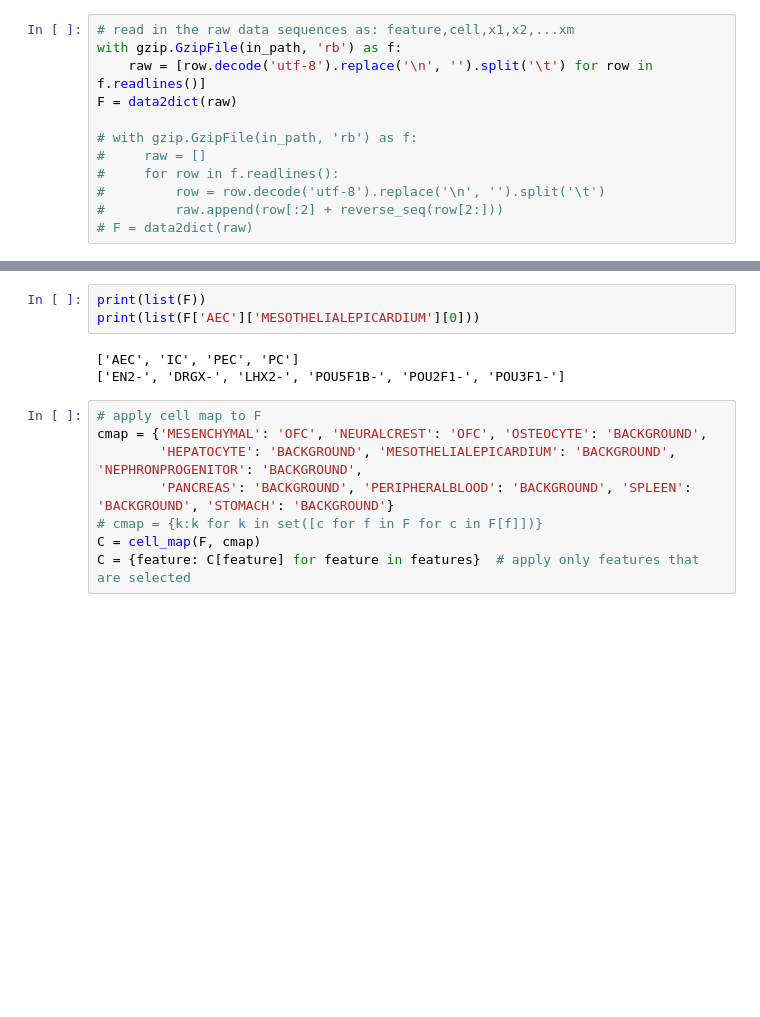
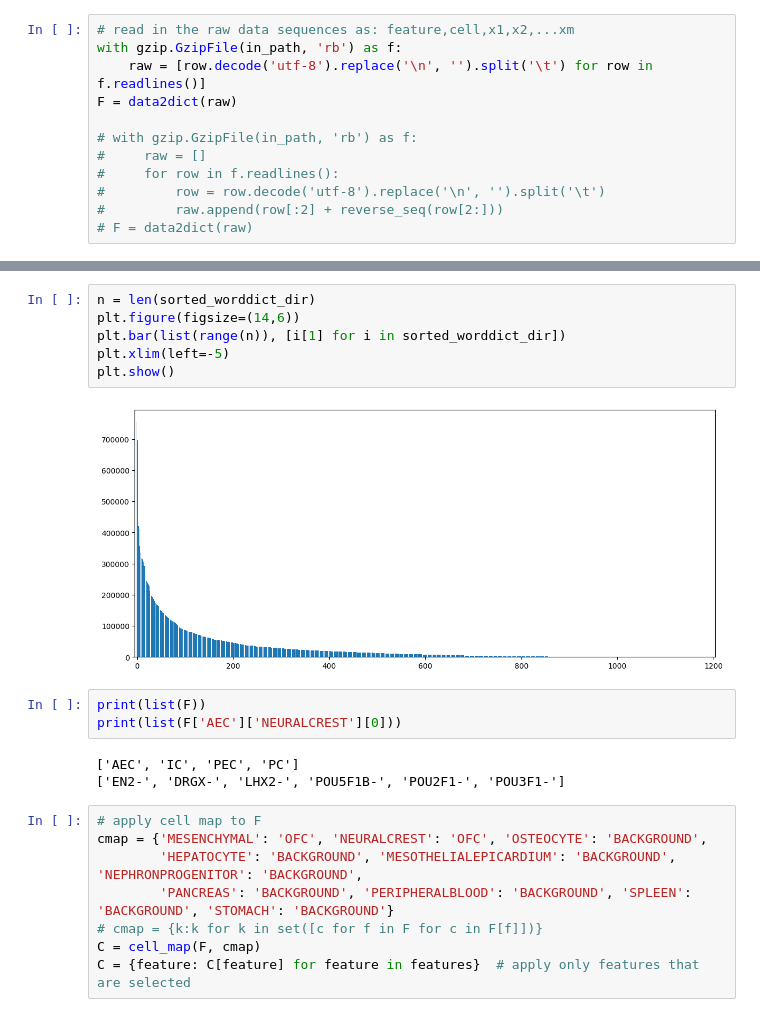
Before and after one commit to dauinh/TFBS_Cell_project, a Jupyter notebook: TFBS_Cell_project.ipynb, the cells around one changed output, grey strips where cells are left out. Saved outputs shown, nothing was run; the diff lists cells and outputs as text; blank space fills up the shorter version.

```diff
--- a/TFBS_Cell_project.ipynb
+++ b/TFBS_Cell_project.ipynb
@@ -514,6 +538,14 @@ F = data2dict(raw)
+# %%
+n = len(sorted_worddict_dir)
+plt.figure(figsize=(14,6))
+plt.bar(list(range(n)), [i[1] for i in sorted_worddict_dir])
+plt.xlim(left=-5)
+plt.show()
+# %% [output]
+[figure, added]
 # %%
 print(list(F))
-print(list(F['AEC']['MESOTHELIALEPICARDIUM'][0]))
+print(list(F['AEC']['NEURALCREST'][0]))
 # %% [output]
 ['AEC', 'IC', 'PEC', 'PC']
 ['EN2-', 'DRGX-', 'LHX2-', 'POU5F1B-', 'POU2F1-', 'POU3F1-']
```
Also changed, not shown: parts of 6 cells of this notebook.
